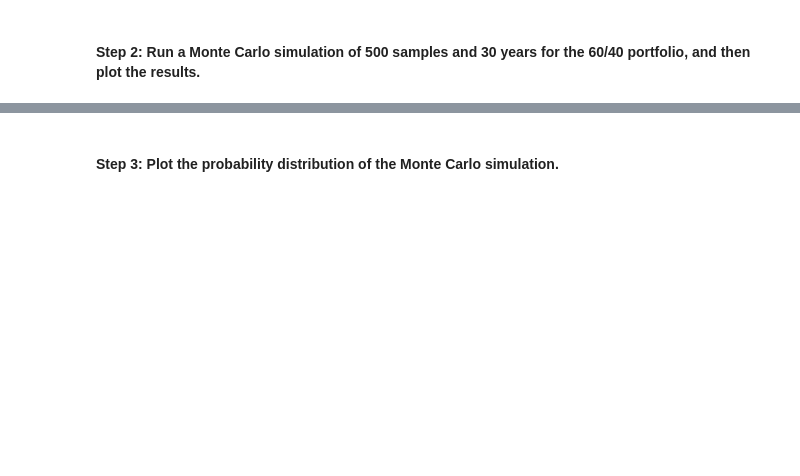
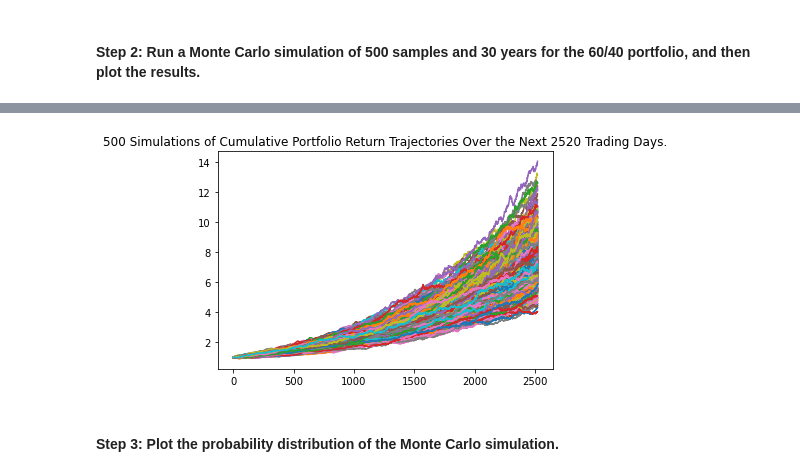
Before and after one commit to saeedraghib/m05_challenge_01A, a Jupyter notebook: sr_financial_planning_tools.ipynb, the cells around one changed output, grey strips where cells are left out. Drawn from its saved outputs; the diff is of its cells as text; code cells hidden in the pictures; blank space fills up the shorter version.

```diff
--- a/sr_financial_planning_tools.ipynb
+++ b/sr_financial_planning_tools.ipynb
@@ -434,15 +469,24 @@ In this section, you’ll use the MCForecastTools library to create a Monte Carl
 # Set start and end dates of 10 years back from your current date
 # Alternatively, you can use an end date of 2020-08-07 and work 10 years back from that date
 # YOUR CODE HERE
+start_date = pd.Timestamp("2011-07-30", tz="America/New_York").isoformat()
 # YOUR CODE HERE
+end_date = pd.Timestamp("2021-07-30", tz="America/New_York").isoformat()
 # %%
 # Use the Alpaca get_barset function to make the API call to get the 10 years worth of pricing data
 # The tickers and timeframe parameters should have been set in Part 1 of this activity
 # The start and end dates should be updated with the information set above
 # Remember to add the df property to the end of the call so the response is returned as a DataFrame
 # YOUR CODE HERE
-
+prices_df = alpaca.get_barset(
+    tickers,
+    timeframe,
+    start = start_date,
+    end = end_date
+).df
 
 # Display both the first and last five rows of the DataFrame
 # YOUR CODE HERE
+display(prices_df.head())
 # YOUR CODE HERE
+display(prices_df.tail())
@@ -453,6 +514,12 @@ In this section, you’ll use the MCForecastTools library to create a Monte Carl
 # The weights should be split 40% to AGG and 60% to SPY.
 # Run 500 samples.
 # YOUR CODE HERE
-
+mc_sim = MCSimulation(
+    portfolio_data = prices_df,
+    weights = [.40, .60],
+    num_simulation = 500,
+    num_trading_days = 252*10
+)
 # Review the simulation input data
 # YOUR CODE HERE
+mc_sim.portfolio_data.head()
@@ -462,7 +570,10 @@ In this section, you’ll use the MCForecastTools library to create a Monte Carl
 # %%
 # Visualize the 30-year Monte Carlo simulation by creating an
 # overlay line plot
 # YOUR CODE HERE
+mc_sim_plot = mc_sim.plot_simulation()
+# %% [output]
+[figure, added]
 # %% [markdown]
 #### Step 3: Plot the probability distribution of the Monte Carlo simulation.
 # %%
```
Also changed, not shown: parts of 24 cells of this notebook.
